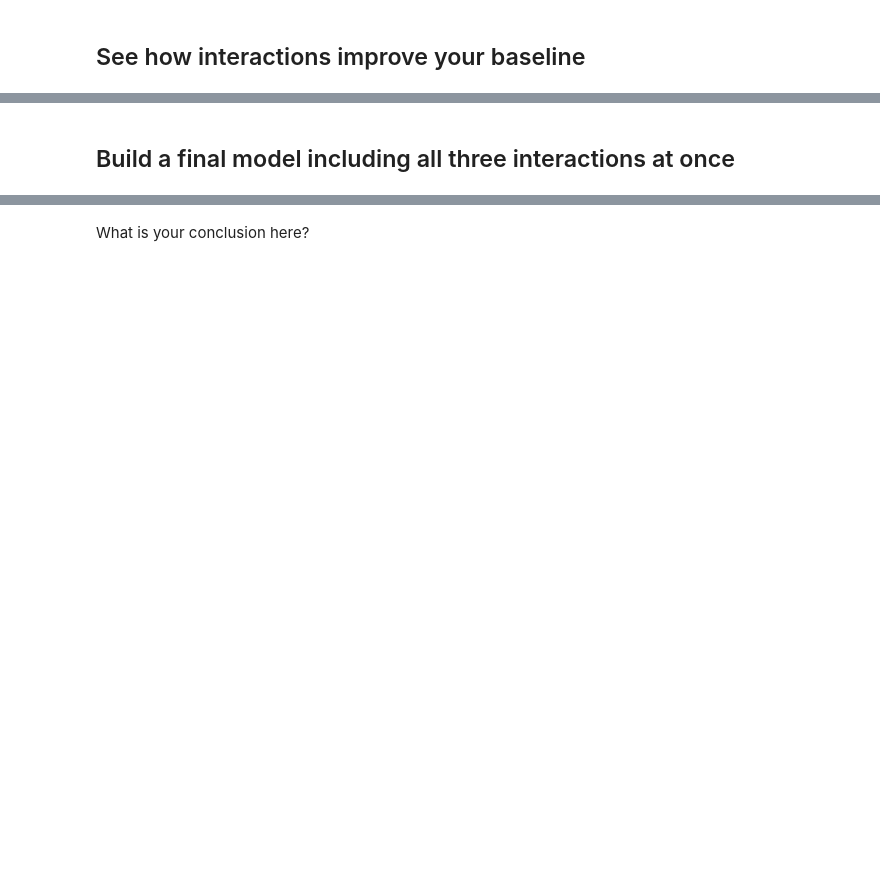
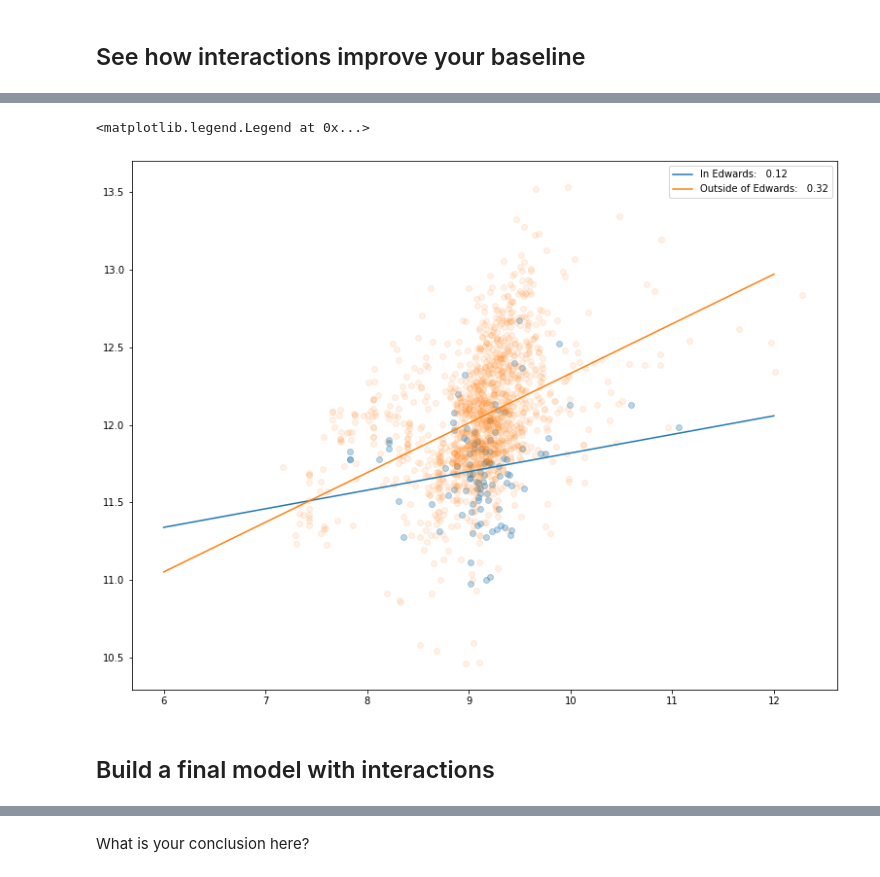
Before and after one commit to learn-co-curriculum/dsc-interaction-terms-lab-v2-5, a Jupyter notebook: index.ipynb, the cells around one changed output, grey strips where cells are left out. Cells and saved outputs as stored; diff of their text form; code cells hidden in the pictures; blank space fills up the shorter version.

```diff
--- a/index.ipynb
+++ b/index.ipynb
@@ -134,3 +117,37 @@ build_interaction_rm('TAX', 'average tax rate')
+# %%
+
+fig, ax = plt.subplots(figsize=(13, 10))
+
+col = 'LotArea'
+
+is_in = preprocessed.loc[preprocessed['Neighborhood_Edwards'] == 1, [col, 'SalePrice']]
+
+linreg = LinearRegression()
+linreg.fit(np.log(is_in[[col]]), np.log(is_in['SalePrice']))
+
+preds = linreg.predict(np.log(is_in[[col]]))
+
+ax.scatter(np.log(is_in[[col]]), np.log(is_in['SalePrice']), alpha=.3, label=None)
+
+x = np.linspace(6, 12)
+ax.plot(x, linreg.predict(x.reshape(-1, 1)), label=f'In Edwards:   {linreg.coef_[0]:.2f}')
+
+not_in = preprocessed.loc[preprocessed['Neighborhood_Edwards'] == 0, [col, 'SalePrice']]
+
+linreg = LinearRegression()
+linreg.fit(np.log(not_in[[col]]), np.log(not_in['SalePrice']))
+
+preds = linreg.predict(np.log(not_in[[col]]))
+
+ax.scatter(np.log(not_in[[col]]), np.log(not_in['SalePrice']), alpha=.1, label=None)
+
+x = np.linspace(6, 12)
+ax.plot(x, linreg.predict(x.reshape(-1, 1)), label=f'Outside of Edwards:   {linreg.coef_[0]:.2f}')
+
+ax.legend()
+# %% [output]
+<matplotlib.legend.Legend at 0x...>
+[figure, added]
 # %% [markdown]
-## Build a final model including all three interactions at once
+## Build a final model with interactions
 # %% [markdown]
```
Also changed, not shown: parts of 30 cells of this notebook, 8 other files.
